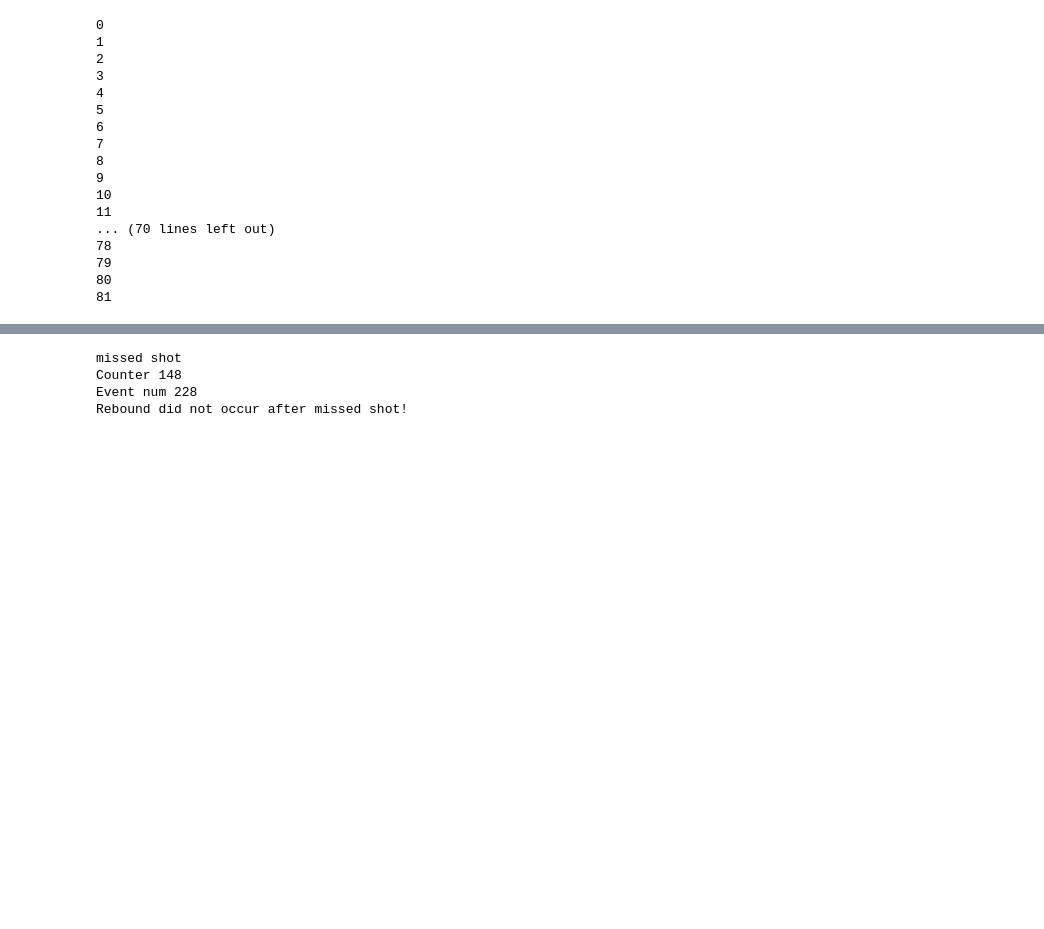
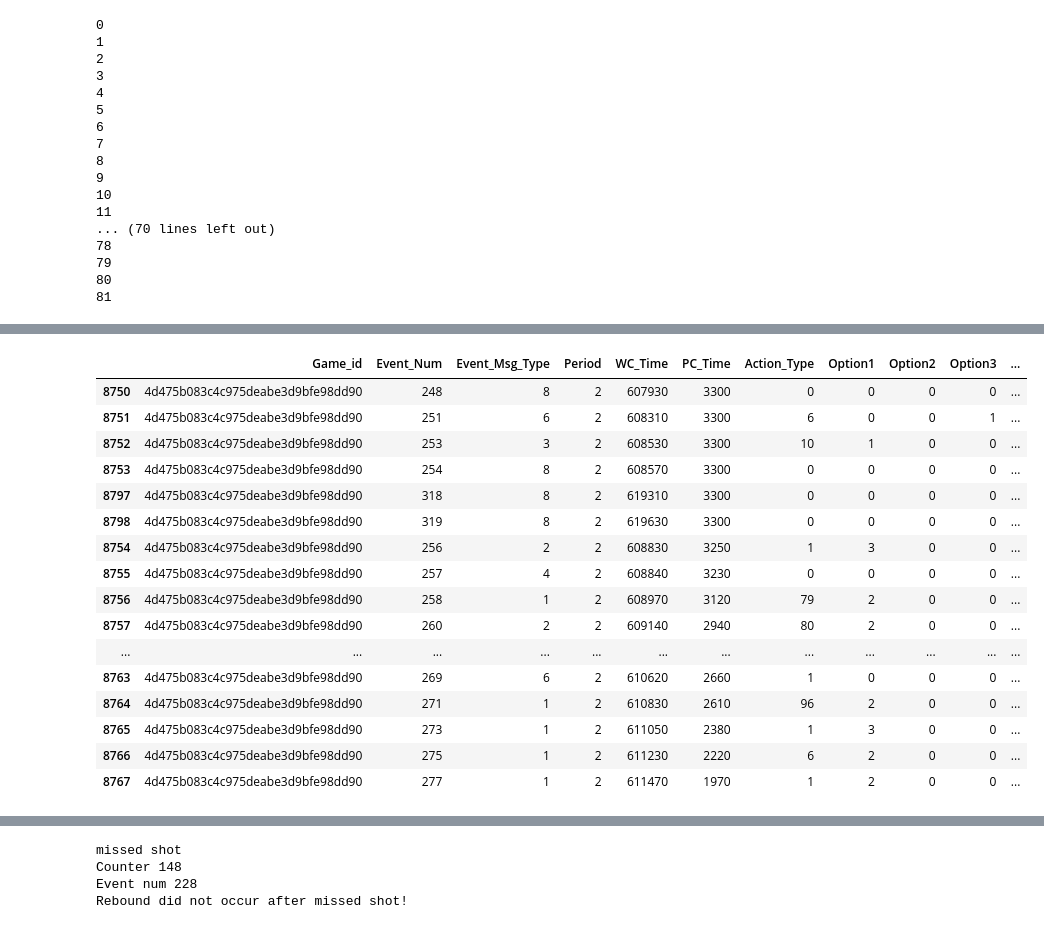
Before and after one commit to wpouse/NBA, a Jupyter notebook: Hackathon Prompt/NBAPlayerRatings.ipynb, the cells around one changed output, grey strips where cells are left out. Drawn from its saved outputs; the diff is of its cells as text; code cells hidden in the pictures; blank space fills up the shorter version.

```diff
--- a/Hackathon Prompt/NBAPlayerRatings.ipynb
+++ b/Hackathon Prompt/NBAPlayerRatings.ipynb
@@ -561,7 +642,7 @@ df.to_excel("output.xlsx", index=False)
 # %%
 ## bug in playbyplay here? Look at gamePlayByPlay[150:200] - events #251, 253, 254, 318, 319. Seems like player
 # fe8aca56ad93b72526d622348b190ec3 is fouled off ball, shoots a free throw and then is subbed in
-game = GameIDs[38]
+game = GameIDs[19]
 gamePlayByPlay= sortedPlayByPlay(PlayByPlay[PlayByPlay['Game_id'] == game])
 gameLineup = GameLineup[GameLineup['Game_id'] == game]
 gameDict = gameRatings(gamePlayByPlay, gameLineup, eventCodes, verbose=True)
@@ -624,0 +687,20 @@ gamePlayByPlay[70:85]
+# %%
+gamePlayByPlay[180:200]
+# %% [output]
+|  | Game_id | Event_Num | Event_Msg_Type | Period | WC_Time | PC_Time | Action_Type | Option1 | Option2 | Option3 | ... |
+| 8750 | 4d475b083c4c975deabe3d9bfe98dd90 | 248 | 8 | 2 | 607930 | 3300 | 0 | 0 | 0 | 0 | ... |
+| 8751 | 4d475b083c4c975deabe3d9bfe98dd90 | 251 | 6 | 2 | 608310 | 3300 | 6 | 0 | 0 | 1 | ... |
+| 8752 | 4d475b083c4c975deabe3d9bfe98dd90 | 253 | 3 | 2 | 608530 | 3300 | 10 | 1 | 0 | 0 | ... |
+| 8753 | 4d475b083c4c975deabe3d9bfe98dd90 | 254 | 8 | 2 | 608570 | 3300 | 0 | 0 | 0 | 0 | ... |
+| 8797 | 4d475b083c4c975deabe3d9bfe98dd90 | 318 | 8 | 2 | 619310 | 3300 | 0 | 0 | 0 | 0 | ... |
+| 8798 | 4d475b083c4c975deabe3d9bfe98dd90 | 319 | 8 | 2 | 619630 | 3300 | 0 | 0 | 0 | 0 | ... |
+| 8754 | 4d475b083c4c975deabe3d9bfe98dd90 | 256 | 2 | 2 | 608830 | 3250 | 1 | 3 | 0 | 0 | ... |
+| 8755 | 4d475b083c4c975deabe3d9bfe98dd90 | 257 | 4 | 2 | 608840 | 3230 | 0 | 0 | 0 | 0 | ... |
+| 8756 | 4d475b083c4c975deabe3d9bfe98dd90 | 258 | 1 | 2 | 608970 | 3120 | 79 | 2 | 0 | 0 | ... |
+| 8757 | 4d475b083c4c975deabe3d9bfe98dd90 | 260 | 2 | 2 | 609140 | 2940 | 80 | 2 | 0 | 0 | ... |
+| ... | ... | ... | ... | ... | ... | ... | ... | ... | ... | ... | ... |
+| 8763 | 4d475b083c4c975deabe3d9bfe98dd90 | 269 | 6 | 2 | 610620 | 2660 | 1 | 0 | 0 | 0 | ... |
+| 8764 | 4d475b083c4c975deabe3d9bfe98dd90 | 271 | 1 | 2 | 610830 | 2610 | 96 | 2 | 0 | 0 | ... |
+| 8765 | 4d475b083c4c975deabe3d9bfe98dd90 | 273 | 1 | 2 | 611050 | 2380 | 1 | 3 | 0 | 0 | ... |
+| 8766 | 4d475b083c4c975deabe3d9bfe98dd90 | 275 | 1 | 2 | 611230 | 2220 | 6 | 2 | 0 | 0 | ... |
+| 8767 | 4d475b083c4c975deabe3d9bfe98dd90 | 277 | 1 | 2 | 611470 | 1970 | 1 | 2 | 0 | 0 | ... |
```
Also changed, not shown: parts of 12 cells of this notebook, 2 other files.
